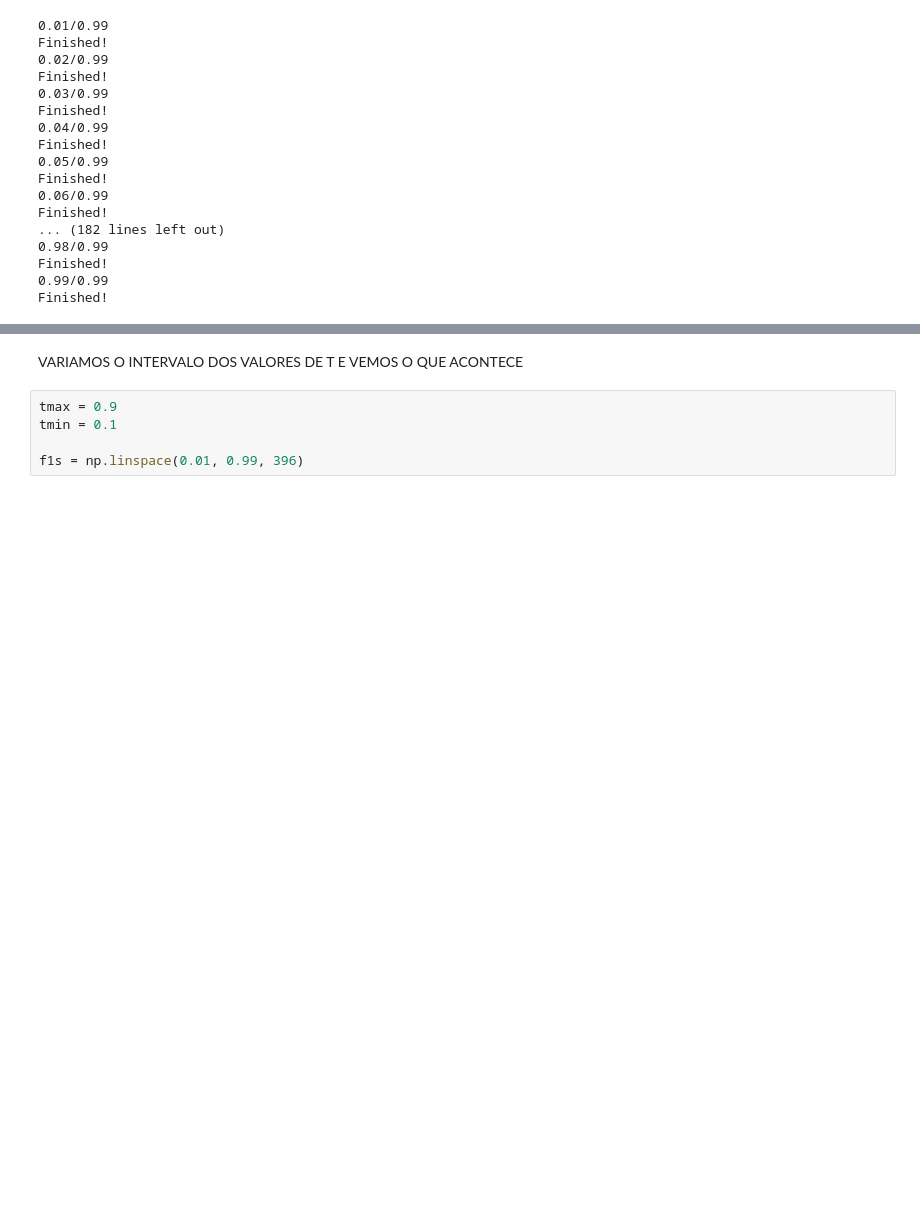
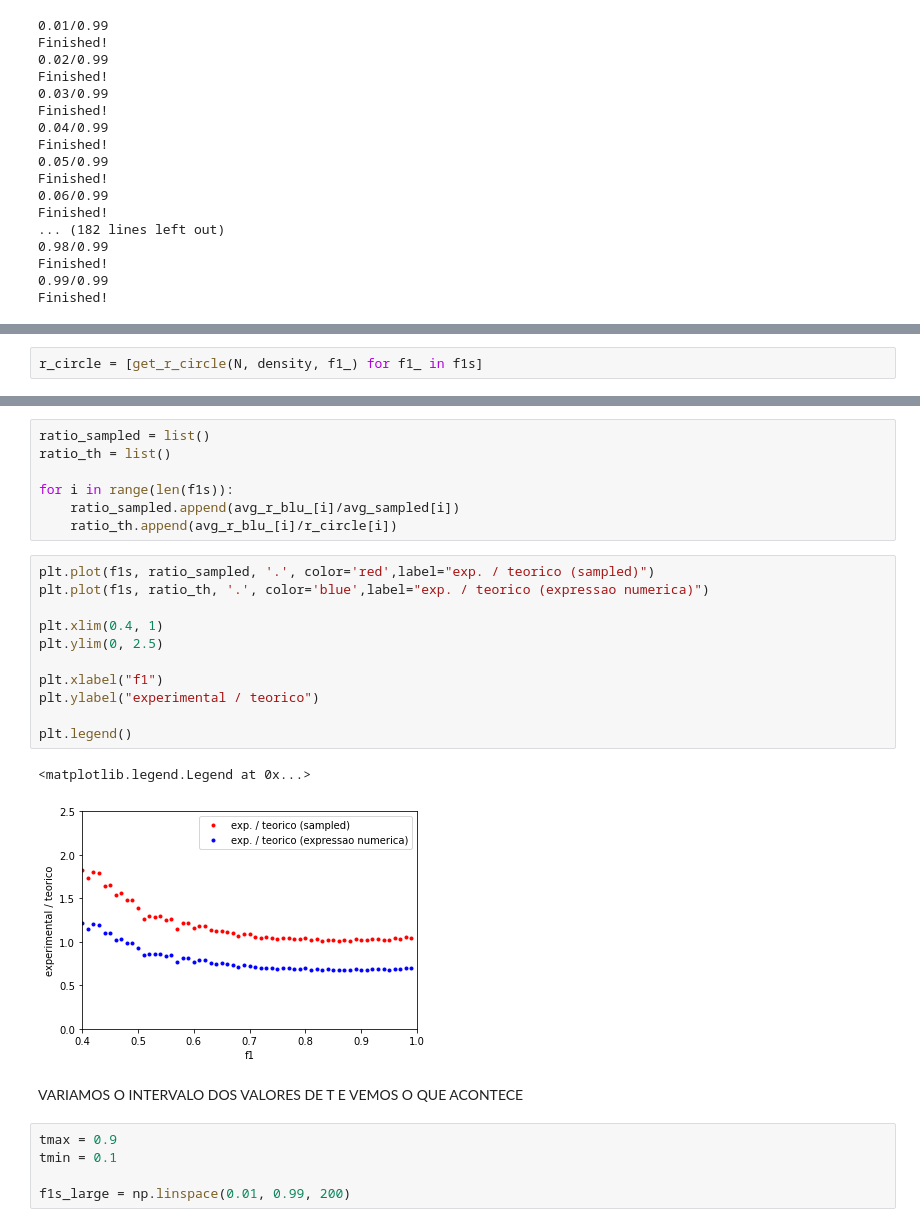
Before and after one commit to AthomsG/Schelling_Model_Central_Tolerance, a Jupyter notebook: Projeto/Schelling Model/Schelling.ipynb, the cells around one changed output, grey strips where cells are left out. Cells and saved outputs as stored; diff of their text form; blank space fills up the shorter version.

```diff
--- a/Projeto/Schelling Model/Schelling.ipynb
+++ b/Projeto/Schelling Model/Schelling.ipynb
@@ -90,0 +96,2 @@ plt.ylim(0.4, 1)
+# %%
+r_circle = [get_r_circle(N, density, f1_) for f1_ in f1s]
@@ -91,10 +109,31 @@ plt.ylim(0.4, 1)
+# %%
+ratio_sampled = list()
+ratio_th = list()
+
+for i in range(len(f1s)):
+    ratio_sampled.append(avg_r_blu_[i]/avg_sampled[i])
+    ratio_th.append(avg_r_blu_[i]/r_circle[i])
+# %%
+plt.plot(f1s, ratio_sampled, '.', color='red',label="exp. / teorico (sampled)")
+plt.plot(f1s, ratio_th, '.', color='blue',label="exp. / teorico (expressao numerica)")
+
+plt.xlim(0.4, 1)
+plt.ylim(0, 2.5)
+
+plt.xlabel("f1")
+plt.ylabel("experimental / teorico")
+
+plt.legend()
+# %% [output]
+<matplotlib.legend.Legend at 0x...>
+[figure, added]
 # %% [markdown]
 VARIAMOS O INTERVALO DOS VALORES DE T E VEMOS O QUE ACONTECE
 # %%
 tmax = 0.9
 tmin = 0.1
 
-f1s = np.linspace(0.01, 0.99, 396)
+f1s_large = np.linspace(0.01, 0.99, 200)
 # %%
 avg_r_blu_2 = list()
 avg_r_red_2 = list()
```
Also changed, not shown: parts of 23 cells of this notebook, 1 other file.
